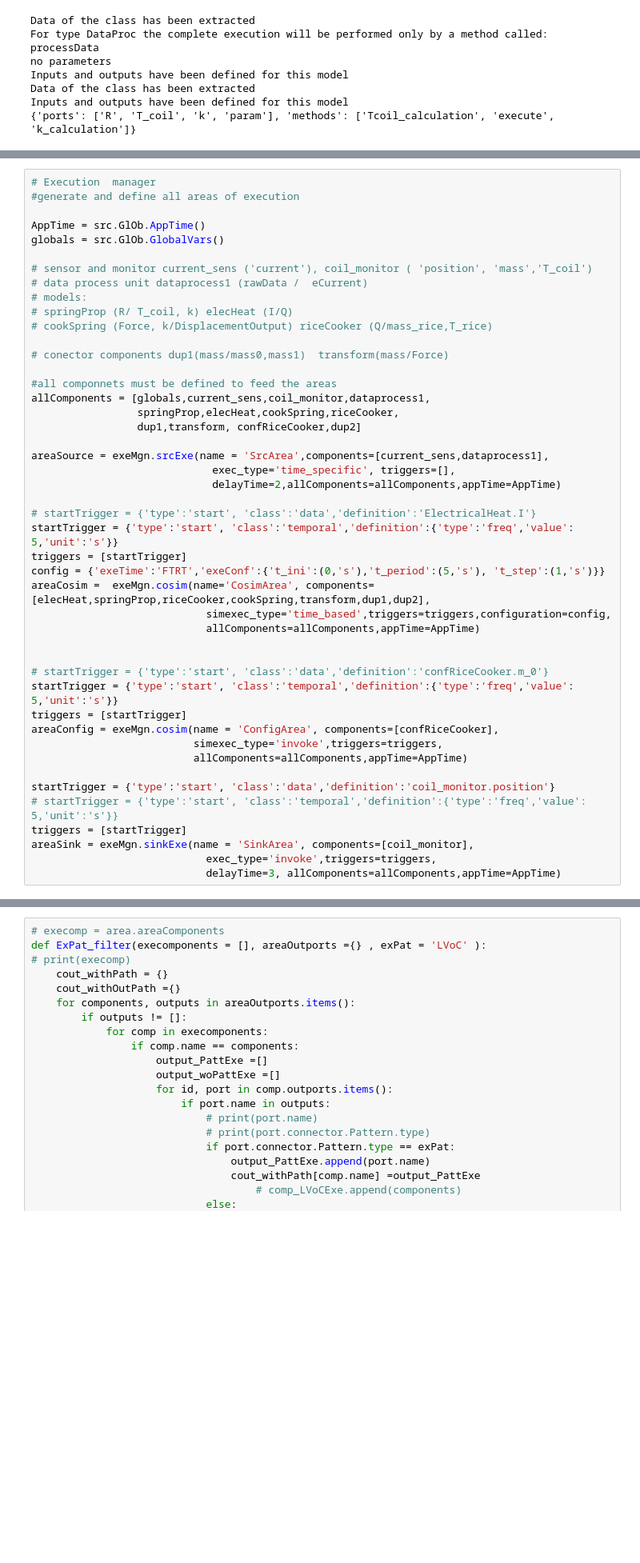
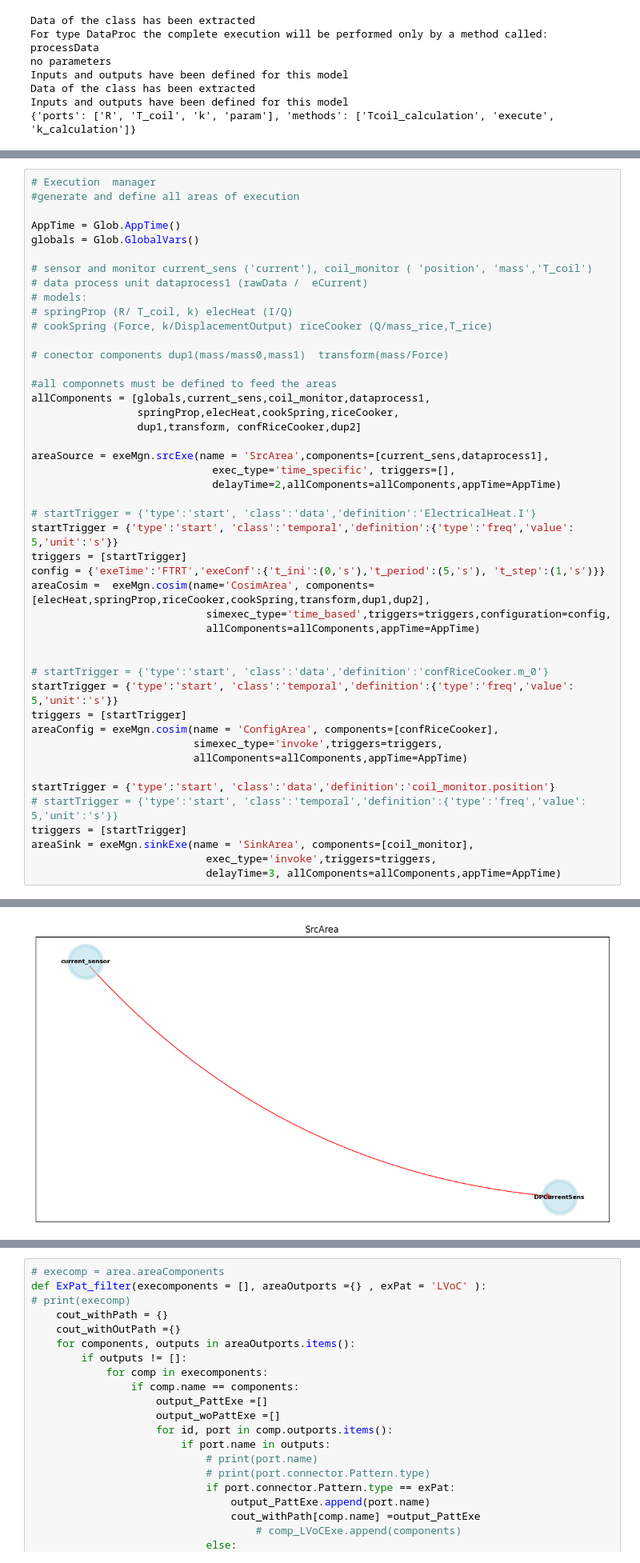
Before and after one commit to DaveTue/OrchTwinLang, a Jupyter notebook: springExam.ipynb, the cells around one changed output, grey strips where cells are left out. Shown at 80% size. Cells and saved outputs as stored; diff of their text form; blank space fills up the shorter version.

```diff
--- a/springExam.ipynb
+++ b/springExam.ipynb
@@ -321,8 +356,8 @@ print(connections)
 # Execution  manager
 #generate and define all areas of execution
 
-AppTime = src.GlOb.AppTime()
-globals = src.GlOb.GlobalVars()
+AppTime = Glob.AppTime()
+globals = Glob.GlobalVars()
 
 # sensor and monitor current_sens ('current'), coil_monitor ( 'position', 'mass','T_coil')
 # data process unit dataprocess1 (rawData /  eCurrent)
@@ -363,3 +398,4 @@ triggers = [startTrigger]
 areaSink = exeMgn.sinkExe(name = 'SinkArea', components=[coil_monitor],
                             exec_type='invoke',triggers=triggers,
                             delayTime=3, allComponents=allComponents,appTime=AppTime)
+# %% [output]
@@ -365,0 +404 @@ areaSink = exeMgn.sinkExe(name = 'SinkArea', components=[coil_monitor],
+[figure, added]
```
Also changed, not shown: parts of 6 cells of this notebook, 5 other files.
